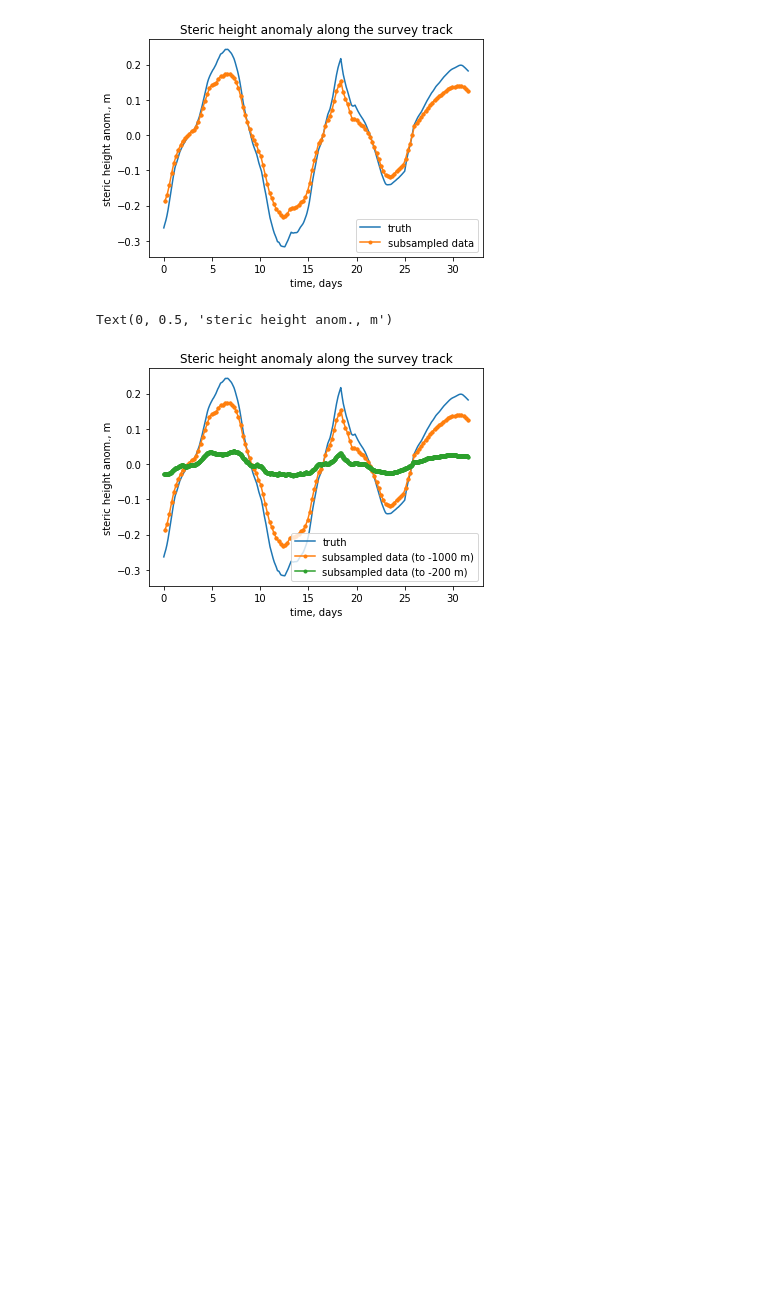
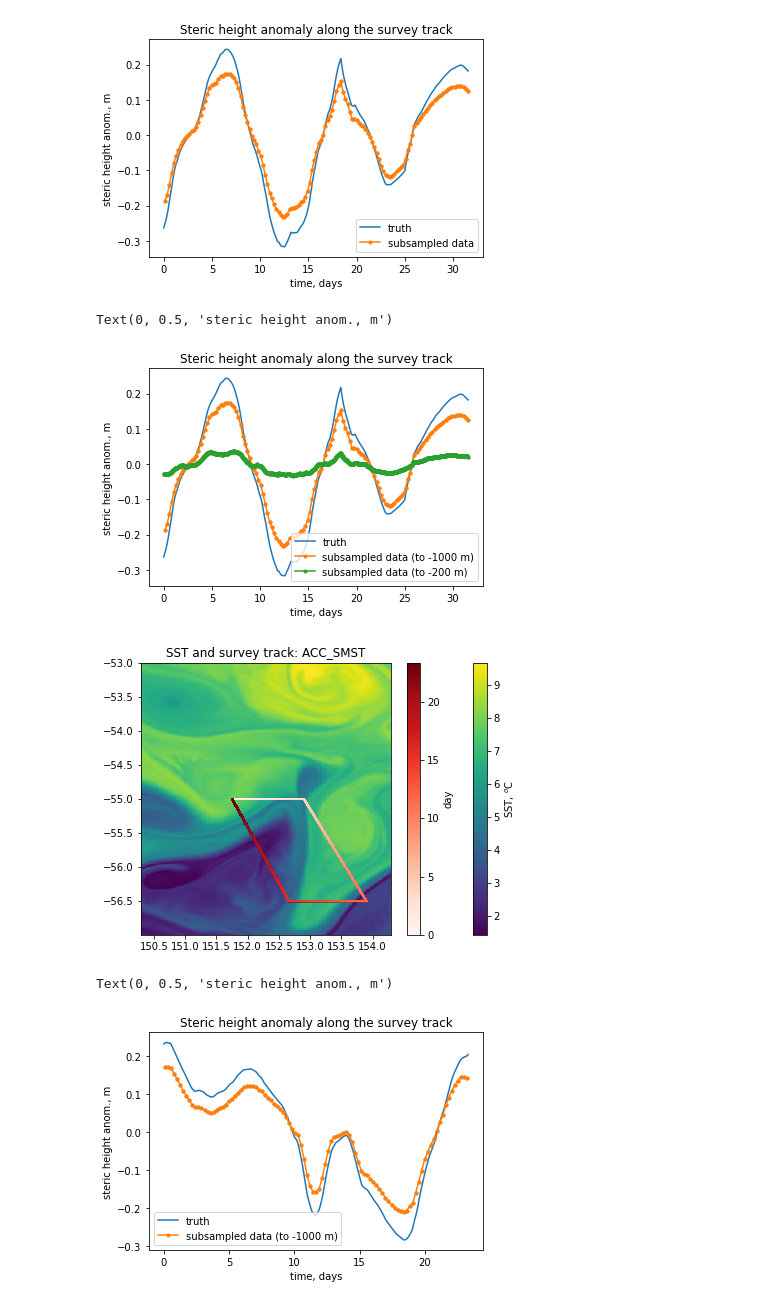
Before and after one commit to kdrushka/model-subsampling, a Jupyter notebook: swot_osses.ipynb, the cells around one changed output. Cells and saved outputs as stored; diff of their text form; code cells hidden in the pictures; blank space fills up the shorter version.

```diff
--- a/swot_osses.ipynb
+++ b/swot_osses.ipynb
@@ -257,3 +255,42 @@ plt.ylabel('steric height anom., m')
 # %% [output]
 Text(0, 0.5, 'steric height anom., m')
 [figure]
+# %%
+# sample with a user-input trajectory (created separately)
+SAMPLING_STRATEGY_ex = 'trajectory_file'
+
+# optional details for sampling (if not specified, reasonable defaults will be used)
+sampling_details_ex = {
+    'PATTERN' : None, # back-forth or lawnmower
+    'zrange' : None,  # depth range of profiles (down is negative)
+    'hspeed' : None,  # platform horizontal speed in m/s
+    'vspeed' : None, # platform vertical (profile) speed in m/s
+    'trajectory_file' : 'data/survey_trajectory_ACC_SMST_glider.nc' # if SAMPLING_STRATEGY = 'trajectory_file', specify trajectory file
+}
+
+survey_track_ex, sdata_ex, sh_true_ex = survey_interp(ds, SAMPLING_STRATEGY_ex, sampling_details_ex)
+
+# plot:
+plt.figure(figsize=(7,5))
+ssto = plt.pcolormesh(X,Y,ds.Theta.isel(k=0, time=0).values, shading='auto')
+tracko = plt.scatter(survey_track_ex.lon, survey_track_ex.lat, c=survey_track_ex.time, cmap='Reds', s=0.75)
+plt.title('SST and survey track: ' + RegionName)
+plt.colorbar(ssto).set_label('SST, $^o$C')
+plt.colorbar(tracko).set_label('day')
+plt.show()
+
+
+# truth:
+plt.plot(sh_true_ex.time, sh_true_ex.values - sh_true_ex.values.mean())
+# get index of the deepest sampling depths
+i = ( sdata_ex.dep.values == sdata_ex.dep.values.min() )
+plt.plot(sdata_ex.time.values[i], sdata_ex.steric_height.values[i] - sdata_ex.steric_height.values[i].mean(),'.-')
+plt.title('Steric height anomaly along the survey track')
+plt.legend(['truth',r'subsampled data (to %d m)' % sampling_details['zrange'][1]])
+
+plt.xlabel('time, days')
+plt.ylabel('steric height anom., m')
+# %% [output]
+[figure, added]
+Text(0, 0.5, 'steric height anom., m')
+[figure, added]
```
Also changed, not shown: parts of 12 cells of this notebook.
